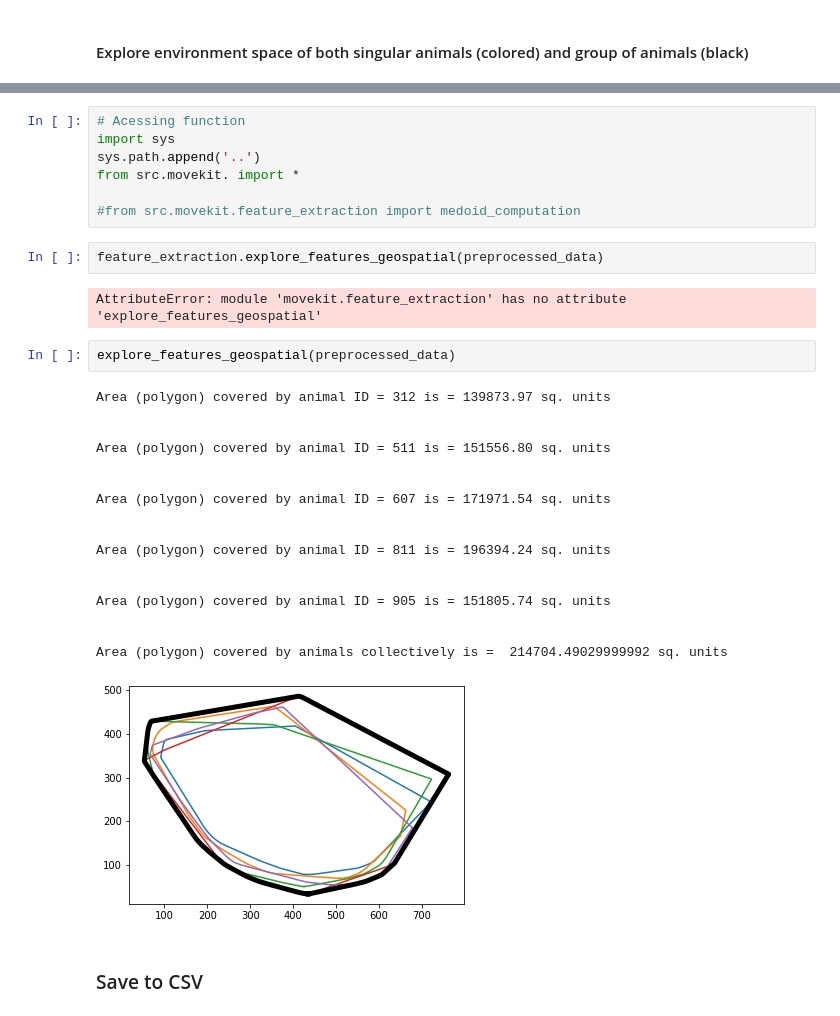
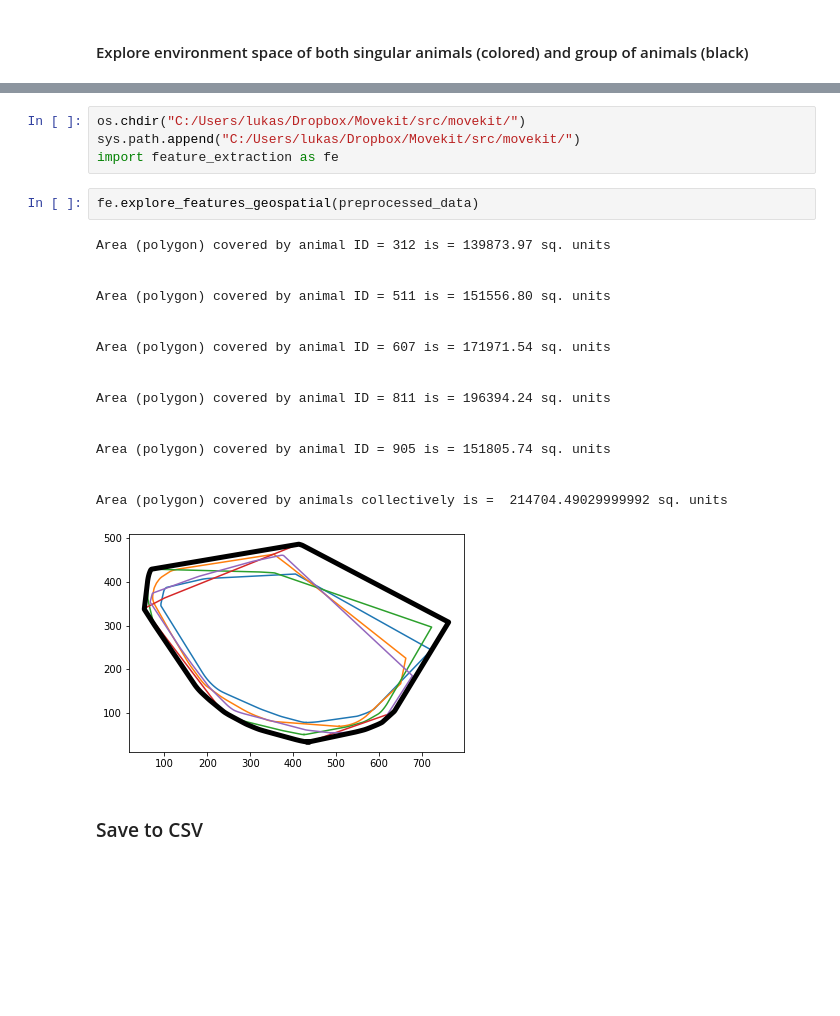
Before and after one commit to dbvis-ukon/movekit, a Jupyter notebook: examples/demo.ipynb, the cells around one changed output, grey strips where cells are left out. Drawn from its saved outputs; the diff is of its cells as text; blank space fills up the shorter version.

```diff
--- a/examples/demo.ipynb
+++ b/examples/demo.ipynb
@@ -164,34 +156,27 @@ ModuleNotFoundError: No module named '__main__.src'; '__main__' is not a package
-# %%
-# Acessing function
-import sys
-sys.path.append('..')
-from src.movekit. import *
-
-#from src.movekit.feature_extraction import medoid_computation
+# %%
+os.chdir("C:/Users/lukas/Dropbox/Movekit/src/movekit/")
+sys.path.append("C:/Users/lukas/Dropbox/Movekit/src/movekit/")
+import feature_extraction as fe
 # %%
-feature_extraction.explore_features_geospatial(preprocessed_data)
+fe.explore_features_geospatial(preprocessed_data)
 # %% [output]
-AttributeError: module 'movekit.feature_extraction' has no attribute 'explore_features_geospatial'
+Area (polygon) covered by animal ID = 312 is = 139873.97 sq. units
+
+
+Area (polygon) covered by animal ID = 511 is = 151556.80 sq. units
+
+
+Area (polygon) covered by animal ID = 607 is = 171971.54 sq. units
+
+
+Area (polygon) covered by animal ID = 811 is = 196394.24 sq. units
+
+
+Area (polygon) covered by animal ID = 905 is = 151805.74 sq. units
+
+
+Area (polygon) covered by animals collectively is =  214704.49029999992 sq. units
+[figure, added]
-# %%
-explore_features_geospatial(preprocessed_data)
-# %% [output]
-Area (polygon) covered by animal ID = 312 is = 139873.97 sq. units
-
-
-Area (polygon) covered by animal ID = 511 is = 151556.80 sq. units
-
-
-Area (polygon) covered by animal ID = 607 is = 171971.54 sq. units
-
-
-Area (polygon) covered by animal ID = 811 is = 196394.24 sq. units
-
-
-Area (polygon) covered by animal ID = 905 is = 151805.74 sq. units
-
-
-Area (polygon) covered by animals collectively is =  214704.49029999992 sq. units
-[figure, removed]
 # %% [markdown]
 ### Save to CSV
 # %%
```
Also changed, not shown: parts of 2 cells of this notebook, 6 other files.
